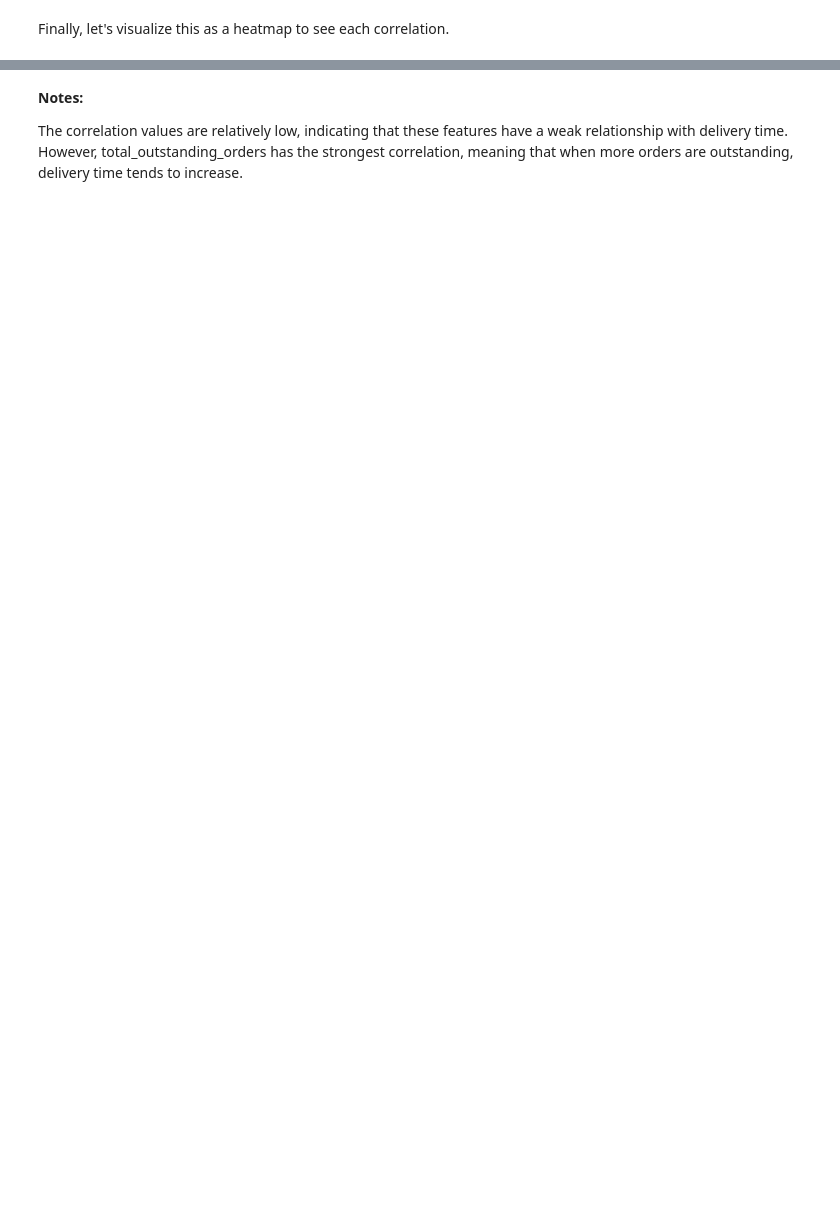
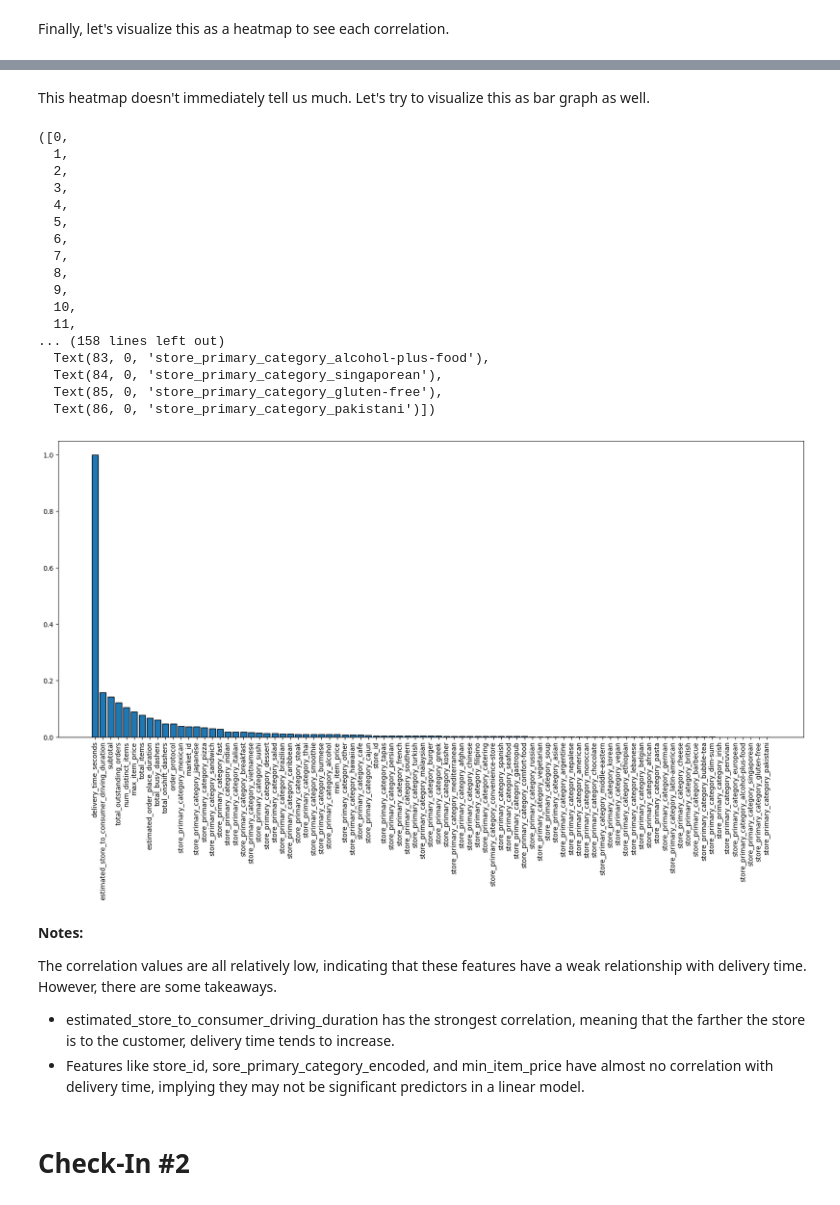
Before and after one commit to Jsontran5/doordashdelivery, a Jupyter notebook: Predicting_DoorDash_Delivery.ipynb, the cells around one changed output, grey strips where cells are left out. Saved outputs shown, nothing was run; the diff lists cells and outputs as text; code cells hidden in the pictures; blank space fills up the shorter version.

Commit message:
Check-in #5 update

```diff
--- a/Predicting_DoorDash_Delivery.ipynb
+++ b/Predicting_DoorDash_Delivery.ipynb
@@ -220,4 +275,33 @@ plt.show()
+# %% [markdown]
+This heatmap doesn't immediately tell us much. Let's try to visualize this as bar graph as well.
+# %%
+plt.figure(figsize=(20,8))
+plt.bar(correlation_with_delivery_time.index.tolist(),correlation_with_delivery_time)
+plt.xticks(rotation=90)
+# %% [output]
+([0,
+  1,
+  2,
+  3,
+  4,
+  5,
+  6,
+  7,
+  8,
+  9,
+  10,
+  11,
+... (158 lines left out)
+  Text(83, 0, 'store_primary_category_alcohol-plus-food'),
+  Text(84, 0, 'store_primary_category_singaporean'),
+  Text(85, 0, 'store_primary_category_gluten-free'),
+  Text(86, 0, 'store_primary_category_pakistani')])
+[figure, added]
 # %% [markdown]
 **Notes:**
 
-The correlation values are relatively low, indicating that these features have a weak relationship with delivery time. However, total_outstanding_orders has the strongest correlation, meaning that when more orders are outstanding, delivery time tends to increase.
+The correlation values are all relatively low, indicating that these features have a weak relationship with delivery time. However, there are some takeaways.
+*   estimated_store_to_consumer_driving_duration has the strongest correlation, meaning that the farther the store is to the customer, delivery time tends to increase.
+*   Features like store_id, sore_primary_category_encoded, and min_item_price have almost no correlation with delivery time, implying they may not be significant predictors in a linear model.
+# %% [markdown]
+# **Check-In #2**
```
Also changed, not shown: parts of 83 cells of this notebook.
